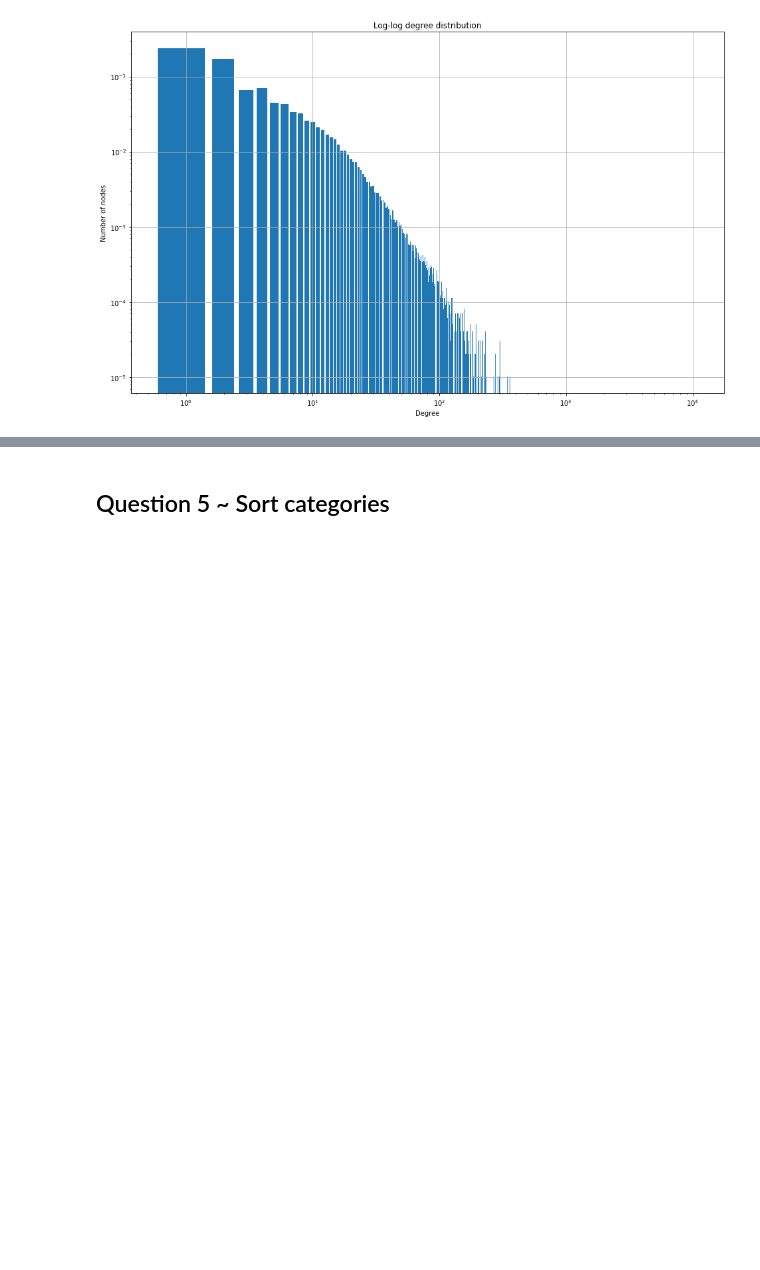
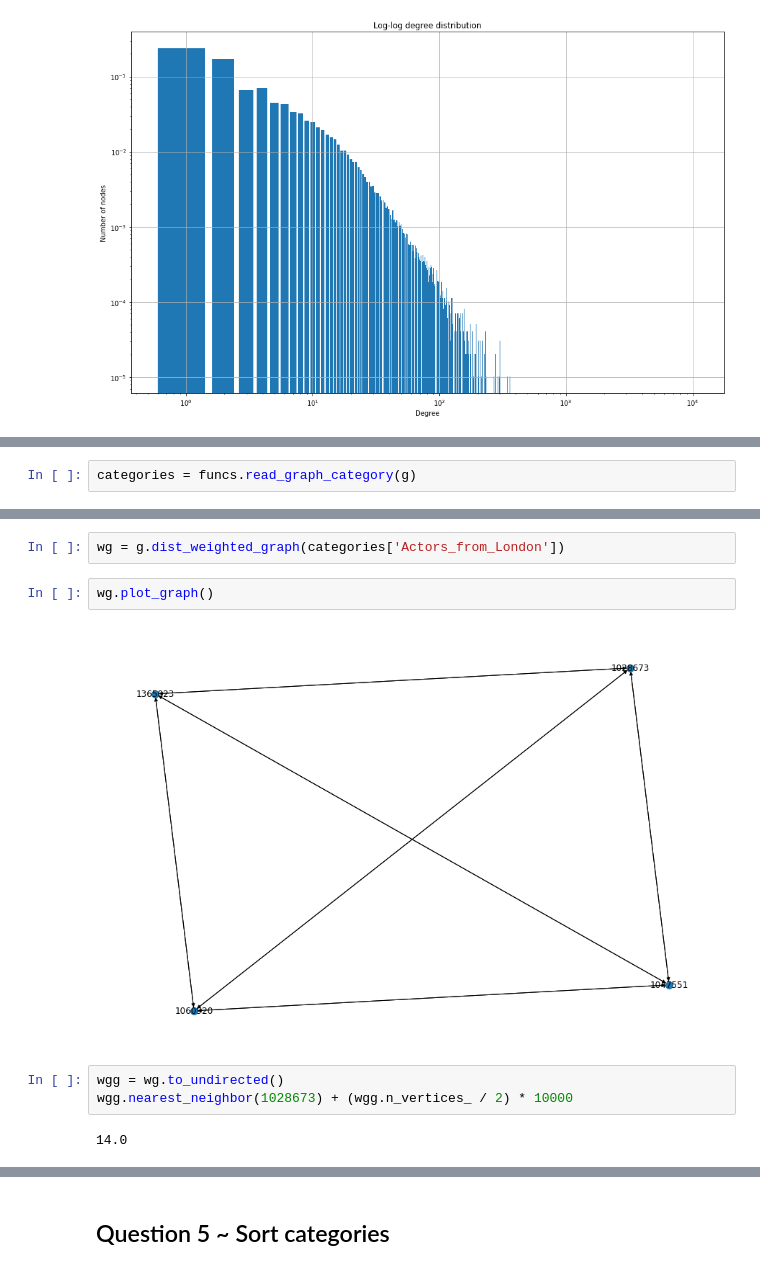
Before and after one commit to JuanMataNaranjo/ADM-HW5, a Jupyter notebook: main_stdrr.ipynb, the cells around one changed output, grey strips where cells are left out. Saved outputs shown, nothing was run; the diff lists cells and outputs as text; blank space fills up the shorter version.

```diff
--- a/main_stdrr.ipynb
+++ b/main_stdrr.ipynb
@@ -111,0 +114,2 @@ g.plot_degree_distro(normalize=True, log=True)
+# %%
+categories = funcs.read_graph_category(g)
@@ -111,0 +136,11 @@ g.plot_degree_distro(normalize=True, log=True)
+# %%
+wg = g.dist_weighted_graph(categories['Actors_from_London'])
+# %%
+wg.plot_graph()
+# %% [output]
+[figure, added]
+# %%
+wgg = wg.to_undirected()
+wgg.nearest_neighbor(1028673) + (wgg.n_vertices_ / 2) * 10000
+# %% [output]
+14.0
```
Also changed, not shown: parts of 3 cells of this notebook, 1 other file.
